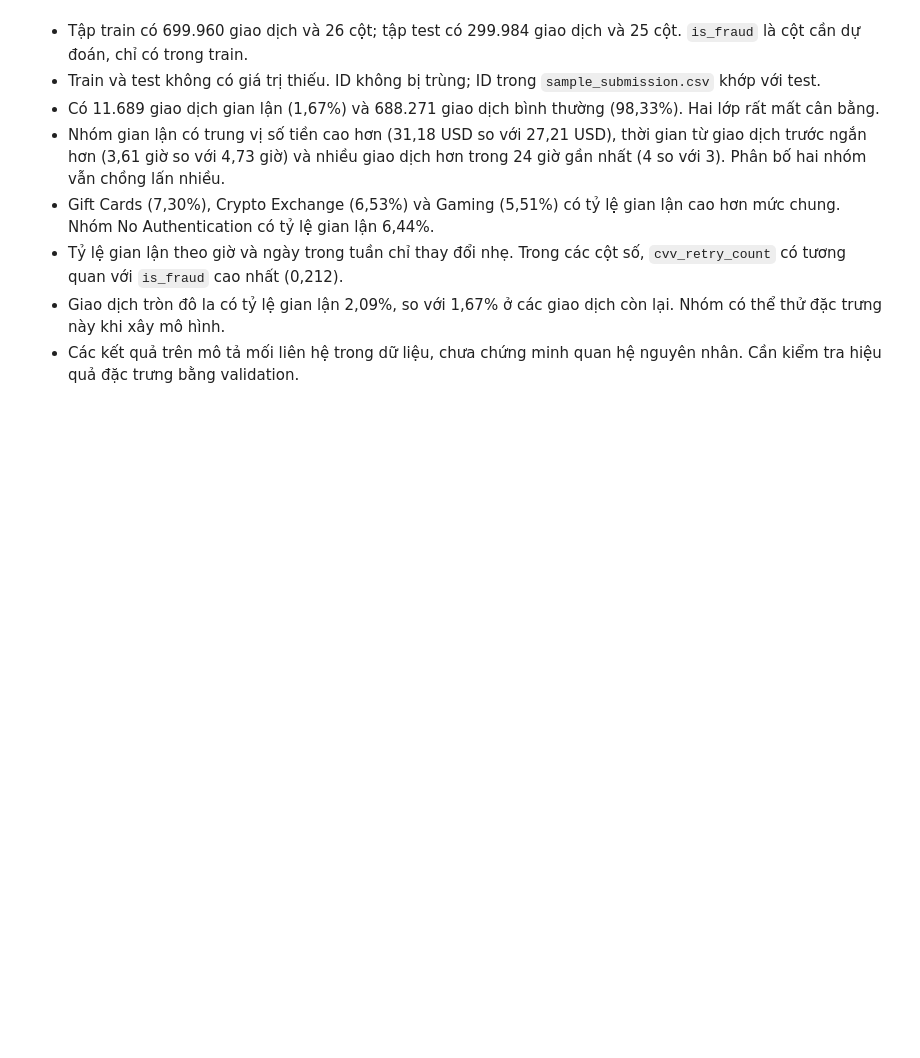
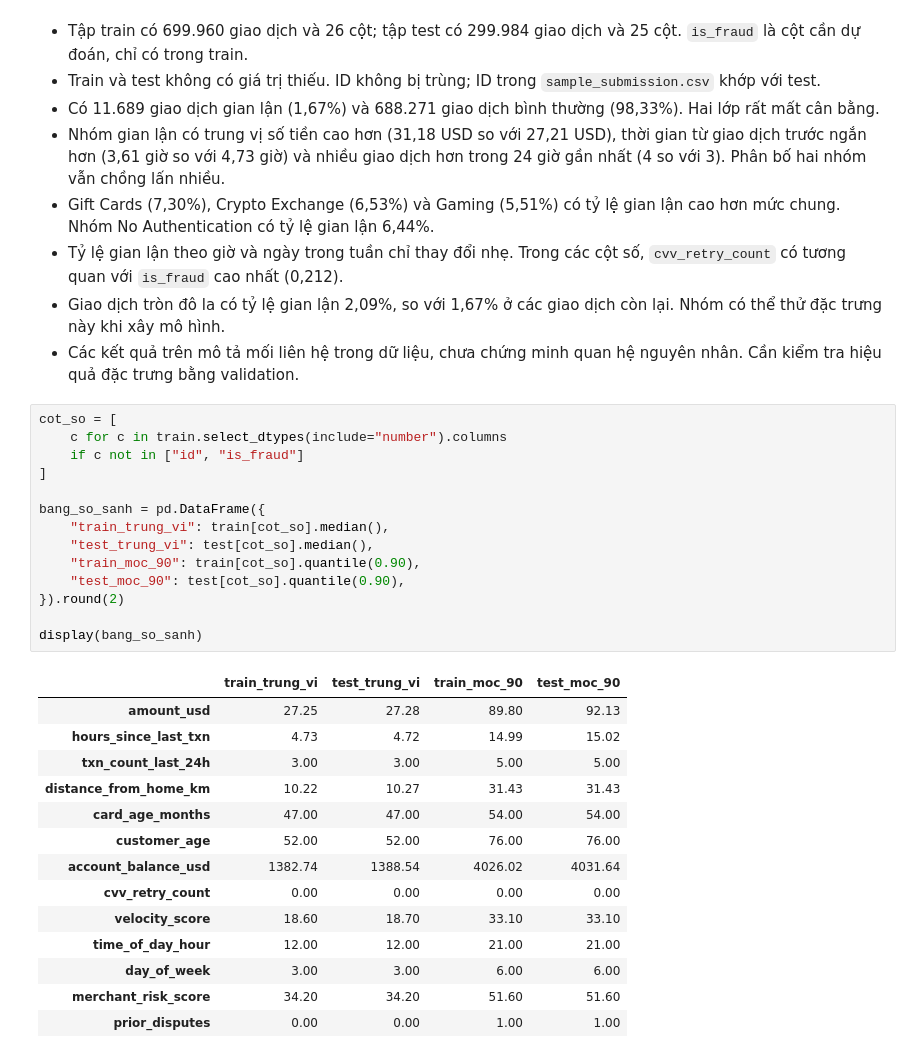
Before and after one commit to nghthanhlong/FraudDetection, a Jupyter notebook: notebooks/01_eda.ipynb, the cells around one changed output. Saved outputs shown, nothing was run; the diff lists cells and outputs as text; blank space fills up the shorter version.

```diff
--- a/notebooks/01_eda.ipynb
+++ b/notebooks/01_eda.ipynb
@@ -178,3 +369,32 @@ display(bang_so_tien_tron)
 - Tỷ lệ gian lận theo giờ và ngày trong tuần chỉ thay đổi nhẹ. Trong các cột số, `cvv_retry_count` có tương quan với `is_fraud` cao nhất (0,212).
 - Giao dịch tròn đô la có tỷ lệ gian lận 2,09%, so với 1,67% ở các giao dịch còn lại. Nhóm có thể thử đặc trưng này khi xây mô hình.
 - Các kết quả trên mô tả mối liên hệ trong dữ liệu, chưa chứng minh quan hệ nguyên nhân. Cần kiểm tra hiệu quả đặc trưng bằng validation.
+# %%
+cot_so = [
+    c for c in train.select_dtypes(include="number").columns
+    if c not in ["id", "is_fraud"]
+]
+
+bang_so_sanh = pd.DataFrame({
+    "train_trung_vi": train[cot_so].median(),
+    "test_trung_vi": test[cot_so].median(),
+    "train_moc_90": train[cot_so].quantile(0.90),
+    "test_moc_90": test[cot_so].quantile(0.90),
+}).round(2)
+
+display(bang_so_sanh)
+# %% [output]
+|  | train_trung_vi | test_trung_vi | train_moc_90 | test_moc_90 |
+| amount_usd | 27.25 | 27.28 | 89.80 | 92.13 |
+| hours_since_last_txn | 4.73 | 4.72 | 14.99 | 15.02 |
+| txn_count_last_24h | 3.00 | 3.00 | 5.00 | 5.00 |
+| distance_from_home_km | 10.22 | 10.27 | 31.43 | 31.43 |
+| card_age_months | 47.00 | 47.00 | 54.00 | 54.00 |
+| customer_age | 52.00 | 52.00 | 76.00 | 76.00 |
+| account_balance_usd | 1382.74 | 1388.54 | 4026.02 | 4031.64 |
+| cvv_retry_count | 0.00 | 0.00 | 0.00 | 0.00 |
+| velocity_score | 18.60 | 18.70 | 33.10 | 33.10 |
+| time_of_day_hour | 12.00 | 12.00 | 21.00 | 21.00 |
+| day_of_week | 3.00 | 3.00 | 6.00 | 6.00 |
+| merchant_risk_score | 34.20 | 34.20 | 51.60 | 51.60 |
+| prior_disputes | 0.00 | 0.00 | 1.00 | 1.00 |
```
Also changed, not shown: parts of 18 cells of this notebook.
